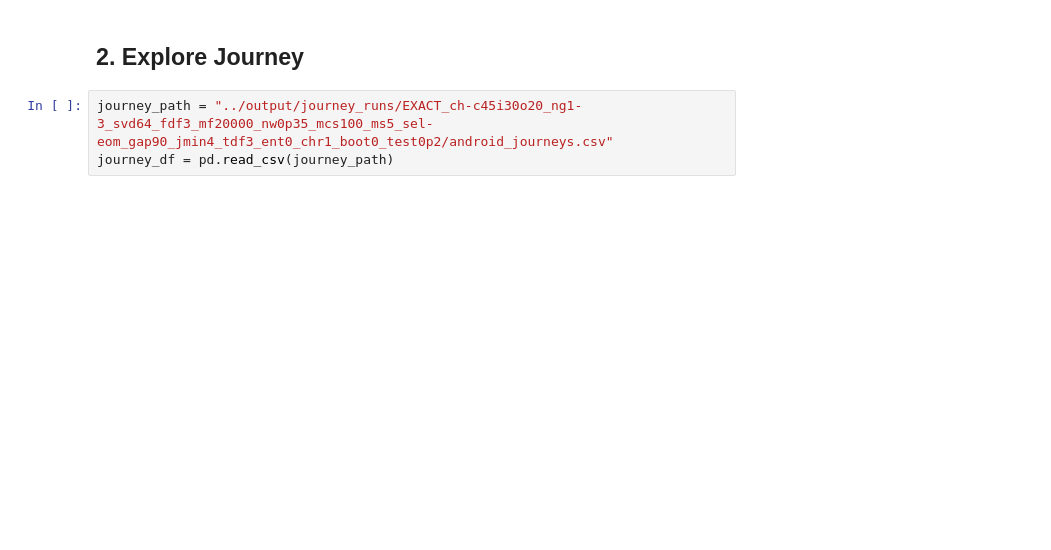
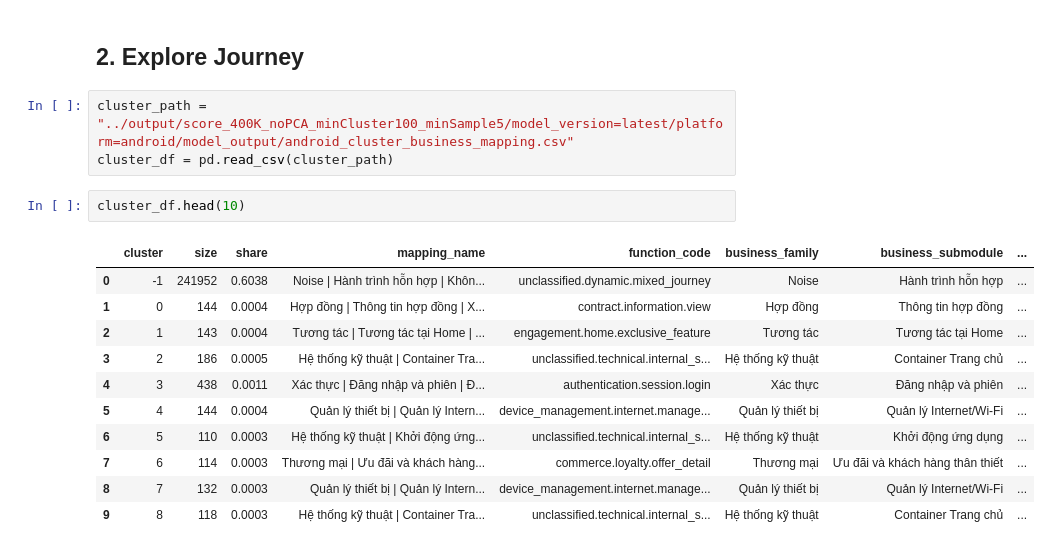
Before and after one commit to HNg0303/Unsupervised-Journey-Clustering, a Jupyter notebook: notebooks/4_explore_result.ipynb, the cells around one changed output. Drawn from its saved outputs; the diff is of its cells as text; blank space fills up the shorter version.

Commit message:
Test script and Notebooks

```diff
--- a/notebooks/4_explore_result.ipynb
+++ b/notebooks/4_explore_result.ipynb
@@ -12,5 +202,19 @@ NameError: name 'canon_df' is not defined
 # %% [markdown]
 ## 2. Explore Journey
 # %%
-journey_path = "../output/journey_runs/EXACT_ch-c45i30o20_ng1-3_svd64_fdf3_mf20000_nw0p35_mcs100_ms5_sel-eom_gap90_jmin4_tdf3_ent0_chr1_boot0_test0p2/android_journeys.csv"
-journey_df = pd.read_csv(journey_path)
+cluster_path = "../output/score_400K_noPCA_minCluster100_minSample5/model_version=latest/platform=android/model_output/android_cluster_business_mapping.csv"
+cluster_df = pd.read_csv(cluster_path)
+# %%
+cluster_df.head(10)
+# %% [output]
+|  | cluster | size | share | mapping_name | function_code | business_family | business_submodule | ... |
+| 0 | -1 | 241952 | 0.6038 | Noise | Hành trình hỗn hợp | Khôn... | unclassified.dynamic.mixed_journey | Noise | Hành trình hỗn hợp | ... |
+| 1 | 0 | 144 | 0.0004 | Hợp đồng | Thông tin hợp đồng | X... | contract.information.view | Hợp đồng | Thông tin hợp đồng | ... |
+| 2 | 1 | 143 | 0.0004 | Tương tác | Tương tác tại Home | ... | engagement.home.exclusive_feature | Tương tác | Tương tác tại Home | ... |
+| 3 | 2 | 186 | 0.0005 | Hệ thống kỹ thuật | Container Tra... | unclassified.technical.internal_s... | Hệ thống kỹ thuật | Container Trang chủ | ... |
+| 4 | 3 | 438 | 0.0011 | Xác thực | Đăng nhập và phiên | Đ... | authentication.session.login | Xác thực | Đăng nhập và phiên | ... |
+| 5 | 4 | 144 | 0.0004 | Quản lý thiết bị | Quản lý Intern... | device_management.internet.manage... | Quản lý thiết bị | Quản lý Internet/Wi-Fi | ... |
+| 6 | 5 | 110 | 0.0003 | Hệ thống kỹ thuật | Khởi động ứng... | unclassified.technical.internal_s... | Hệ thống kỹ thuật | Khởi động ứng dụng | ... |
+| 7 | 6 | 114 | 0.0003 | Thương mại | Ưu đãi và khách hàng... | commerce.loyalty.offer_detail | Thương mại | Ưu đãi và khách hàng thân thiết | ... |
+| 8 | 7 | 132 | 0.0003 | Quản lý thiết bị | Quản lý Intern... | device_management.internet.manage... | Quản lý thiết bị | Quản lý Internet/Wi-Fi | ... |
+| 9 | 8 | 118 | 0.0003 | Hệ thống kỹ thuật | Container Tra... | unclassified.technical.internal_s... | Hệ thống kỹ thuật | Container Trang chủ | ... |
```
Also changed, not shown: parts of 15 cells of this notebook, 13 other files.
